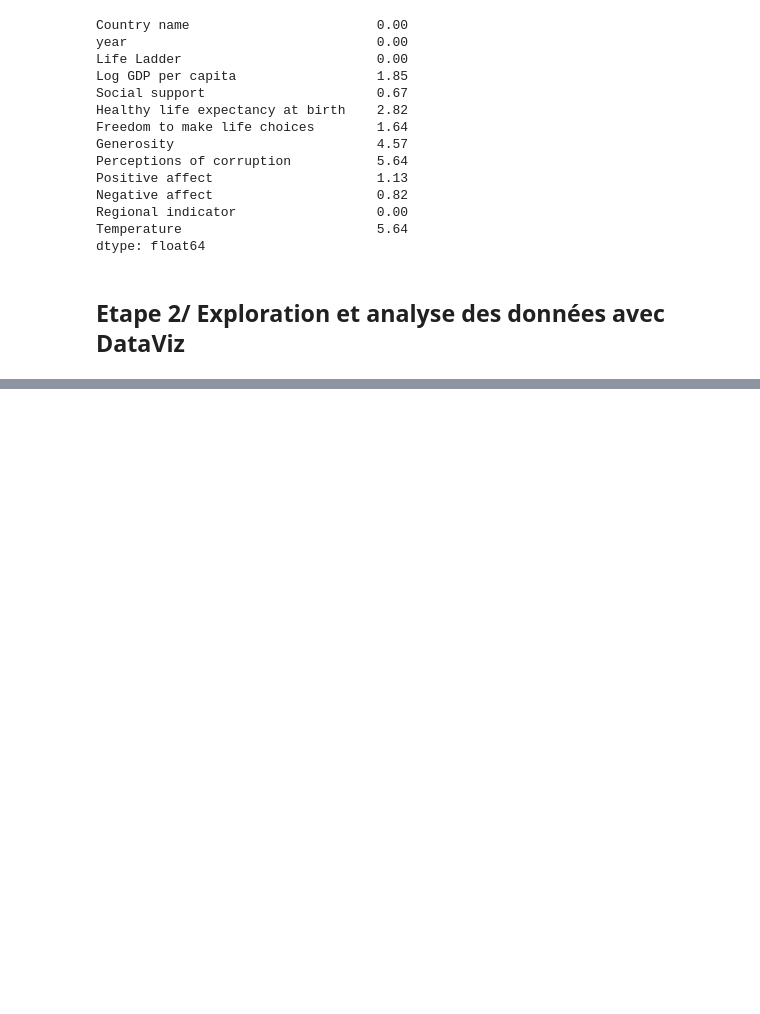
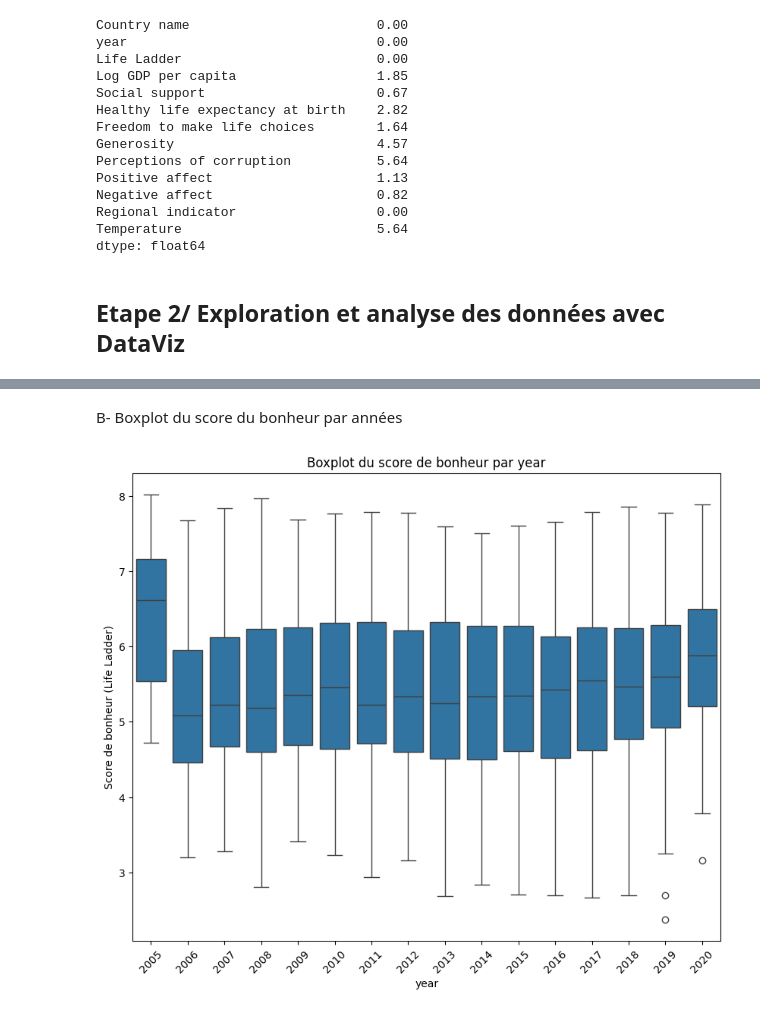
Before and after one commit to khelifaYacine/Analyse-du-rapport-du-bien--tre-sur-terre, a Jupyter notebook: EDA_LM-1.ipynb, the cells around one changed output, grey strips where cells are left out. Saved outputs shown, nothing was run; the diff lists cells and outputs as text; code cells hidden in the pictures; blank space fills up the shorter version.

```diff
--- a/EDA_LM-1.ipynb
+++ b/EDA_LM-1.ipynb
@@ -350,0 +379,17 @@ dtype: float64
+# %% [markdown]
+B- Boxplot du score du bonheur par années
+# %%
+# Sélectionner les variables catégorielles
+variables_catégorielles = [ "year"]
+
+# Tracer des boxplots pour chaque variable catégorielle
+for variable in variables_catégorielles:
+    plt.figure(figsize=(10, 8))
+    sns.boxplot(x=variable, y="Life Ladder", data=df)
+    plt.title(f"Boxplot du score de bonheur par {variable}")
+    plt.xlabel(variable)
+    plt.ylabel("Score de bonheur (Life Ladder)")
+    plt.xticks(rotation=45)
+    plt.show()
+# %% [output]
+[figure, added]
```
Also changed, not shown: parts of 12 cells of this notebook.
